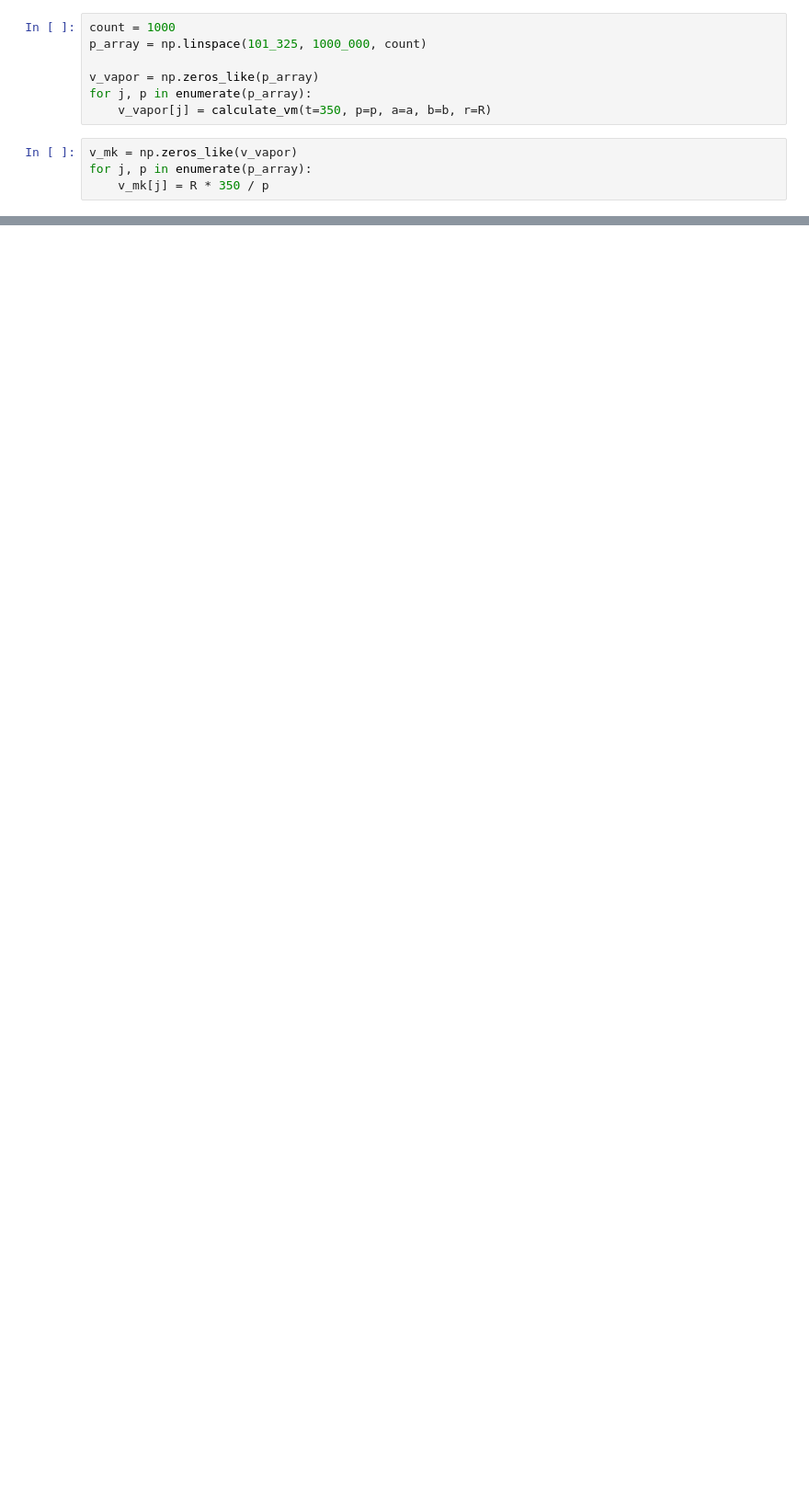
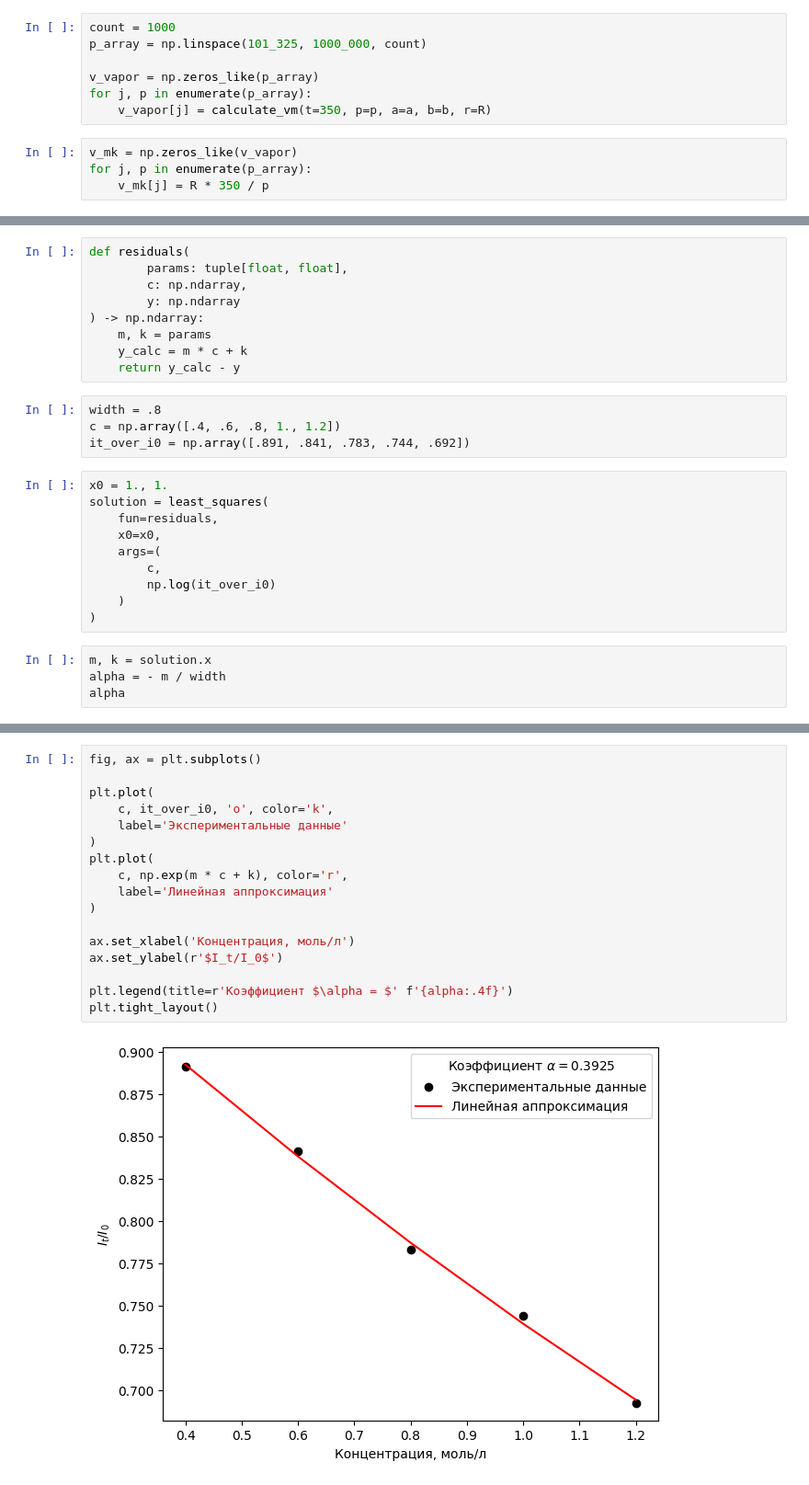
Before and after one commit to VChuzlov/Python_for_CE, a Jupyter notebook: ЛБ/ЛБ-02-NumPy-SciPy-Mpl/решения.ipynb, the cells around one changed output, grey strips where cells are left out. Shown at 92% size. Saved outputs shown, nothing was run; the diff lists cells and outputs as text; blank space fills up the shorter version.

```diff
--- a/ЛБ/ЛБ-02-NumPy-SciPy-Mpl/решения.ipynb
+++ b/ЛБ/ЛБ-02-NumPy-SciPy-Mpl/решения.ipynb
@@ -170,0 +209,27 @@ plt.tight_layout()
+# %%
+def residuals(
+        params: tuple[float, float],
+        c: np.ndarray,
+        y: np.ndarray
+) -> np.ndarray:
+    m, k = params
+    y_calc = m * c + k
+    return y_calc - y
+# %%
+width = .8
+c = np.array([.4, .6, .8, 1., 1.2])
+it_over_i0 = np.array([.891, .841, .783, .744, .692])
+# %%
+x0 = 1., 1.
+solution = least_squares(
+    fun=residuals,
+    x0=x0,
+    args=(
+        c,
+        np.log(it_over_i0)
+    )
+)
+# %%
+m, k = solution.x
+alpha = - m / width
+alpha
@@ -170,0 +238,19 @@ plt.tight_layout()
+# %%
+fig, ax = plt.subplots()
+
+plt.plot(
+    c, it_over_i0, 'o', color='k',
+    label='Экспериментальные данные'
+)
+plt.plot(
+    c, np.exp(m * c + k), color='r',
+    label='Линейная аппроксимация'
+)
+
+ax.set_xlabel('Концентрация, моль/л')
+ax.set_ylabel(r'$I_t/I_0$')
+
+plt.legend(title=r'Коэффициент $\alpha = $' f'{alpha:.4f}')
+plt.tight_layout()
+# %% [output]
+[figure, added]
```
Also changed, not shown: parts of 5 cells of this notebook, 3 other files.
